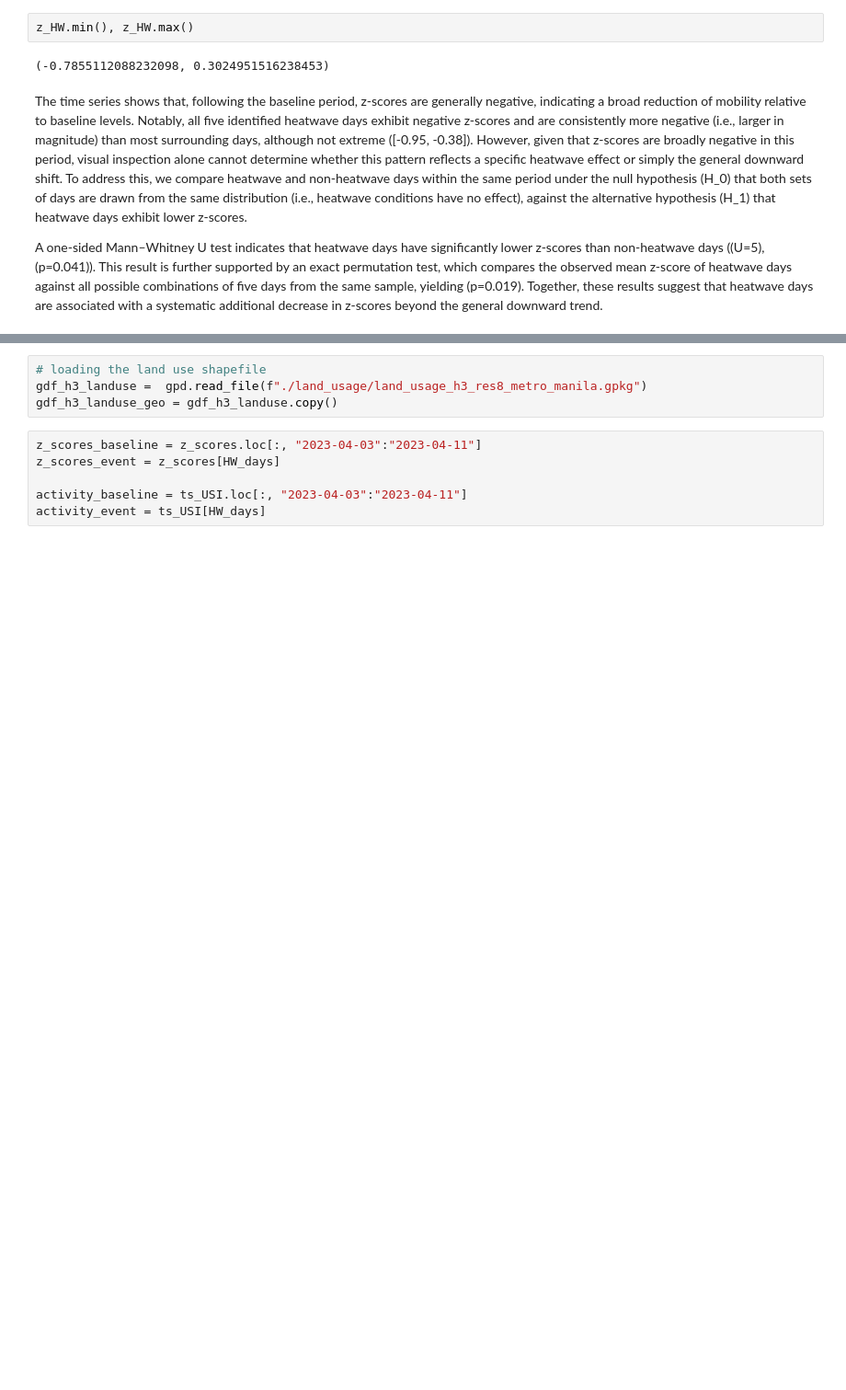
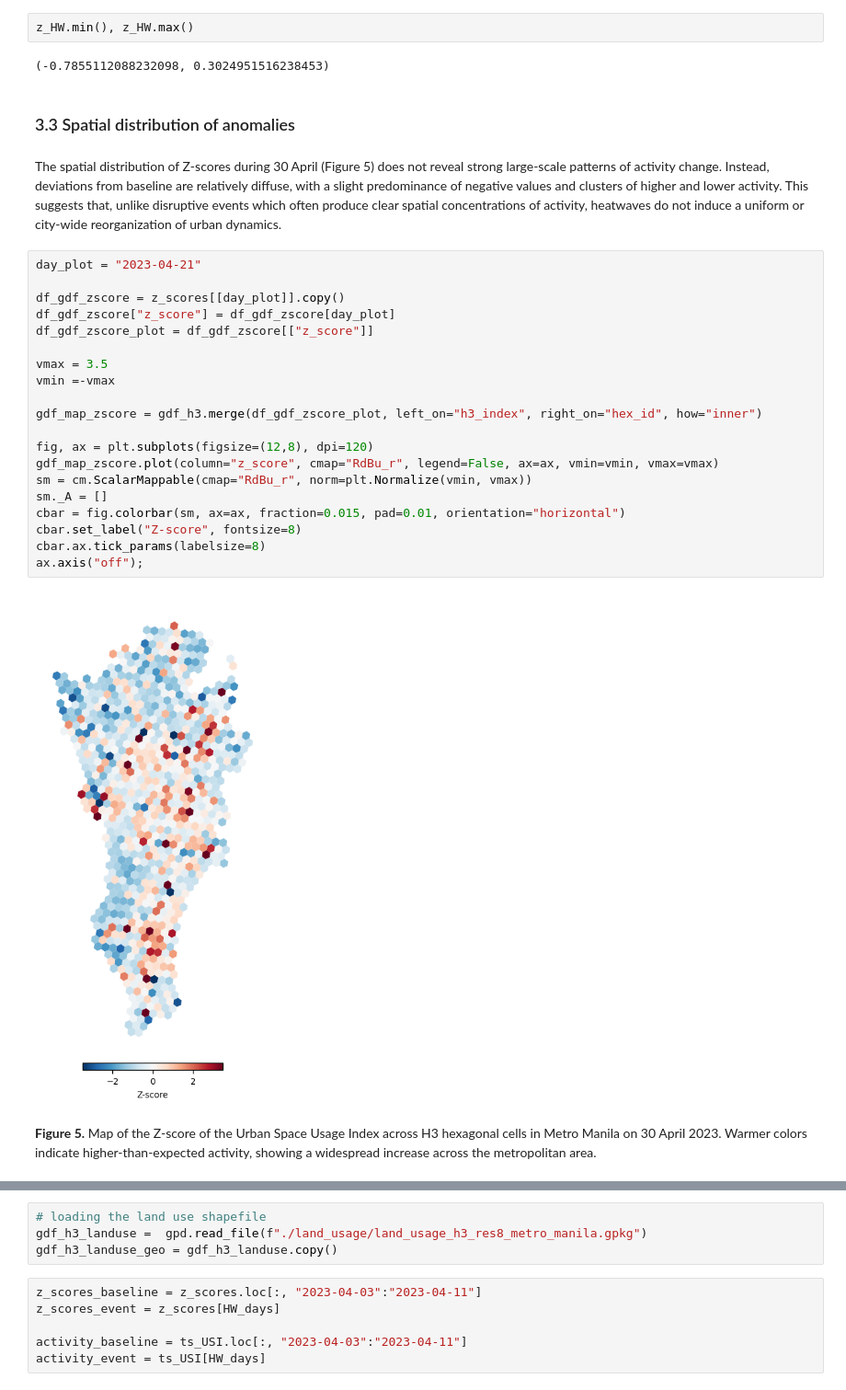
Before and after one commit to worldbank/eca-resilience, a Jupyter notebook: notebooks/Heatwaves_report.ipynb, the cells around one changed output, grey strips where cells are left out. Shown at 92% size. Cells and saved outputs as stored; diff of their text form; blank space fills up the shorter version.

Commit message:
Added the report for heatwaves

```diff
--- a/notebooks/Heatwaves_report.ipynb
+++ b/notebooks/Heatwaves_report.ipynb
@@ -1061,7 +946,32 @@ Both mann and permutation tests are consisent.
 z_HW.min(), z_HW.max()
 # %% [output]
 (-0.7855112088232098, 0.3024951516238453)
-# %% [markdown]
-The time series shows that, following the baseline period, z-scores are generally negative, indicating a broad reduction of mobility relative to baseline levels. Notably, all five identified heatwave days exhibit negative z-scores and are consistently more negative (i.e., larger in magnitude) than most surrounding days, although not extreme ([-0.95, -0.38]). However, given that z-scores are broadly negative in this period, visual inspection alone cannot determine whether this pattern reflects a specific heatwave effect or simply the general downward shift. To address this, we compare heatwave and non-heatwave days within the same period under the null hypothesis (H_0) that both sets of days are drawn from the same distribution (i.e., heatwave conditions have no effect), against the alternative hypothesis (H_1) that heatwave days exhibit lower z-scores.
-
-A one-sided Mann–Whitney U test indicates that heatwave days have significantly lower z-scores than non-heatwave days ((U=5), (p=0.041)). This result is further supported by an exact permutation test, which compares the observed mean z-score of heatwave days against all possible combinations of five days from the same sample, yielding (p=0.019). Together, these results suggest that heatwave days are associated with a systematic additional decrease in z-scores beyond the general downward trend.
+# %% [markdown]
+### 3.3 Spatial distribution of anomalies
+# %% [markdown]
+The spatial distribution of Z-scores during 30 April (Figure 5) does not reveal strong large-scale patterns of activity change. Instead, deviations from baseline are relatively diffuse, with a slight predominance of negative values and clusters of higher and lower activity.
+This suggests that, unlike disruptive events which often produce clear spatial concentrations of activity, heatwaves do not induce a uniform or city-wide reorganization of urban dynamics.
+# %%
+day_plot = "2023-04-21"
+
+df_gdf_zscore = z_scores[[day_plot]].copy()
+df_gdf_zscore["z_score"] = df_gdf_zscore[day_plot]
+df_gdf_zscore_plot = df_gdf_zscore[["z_score"]]
+
+vmax = 3.5
+vmin =-vmax
+
+gdf_map_zscore = gdf_h3.merge(df_gdf_zscore_plot, left_on="h3_index", right_on="hex_id", how="inner")
+
+fig, ax = plt.subplots(figsize=(12,8), dpi=120)
+gdf_map_zscore.plot(column="z_score", cmap="RdBu_r", legend=False, ax=ax, vmin=vmin, vmax=vmax)
+sm = cm.ScalarMappable(cmap="RdBu_r", norm=plt.Normalize(vmin, vmax))
+sm._A = []
+cbar = fig.colorbar(sm, ax=ax, fraction=0.015, pad=0.01, orientation="horizontal")
+cbar.set_label("Z-score", fontsize=8)
+cbar.ax.tick_params(labelsize=8)
+ax.axis("off");
+# %% [output]
+[figure, new version]
+# %% [markdown]
+**Figure 5.** Map of the Z-score of the Urban Space Usage Index across H3 hexagonal cells in Metro Manila on 30 April 2023. Warmer colors indicate higher-than-expected activity, showing a widespread increase across the metropolitan area.
```
Also changed, not shown: parts of 87 cells of this notebook, 1 other file.
